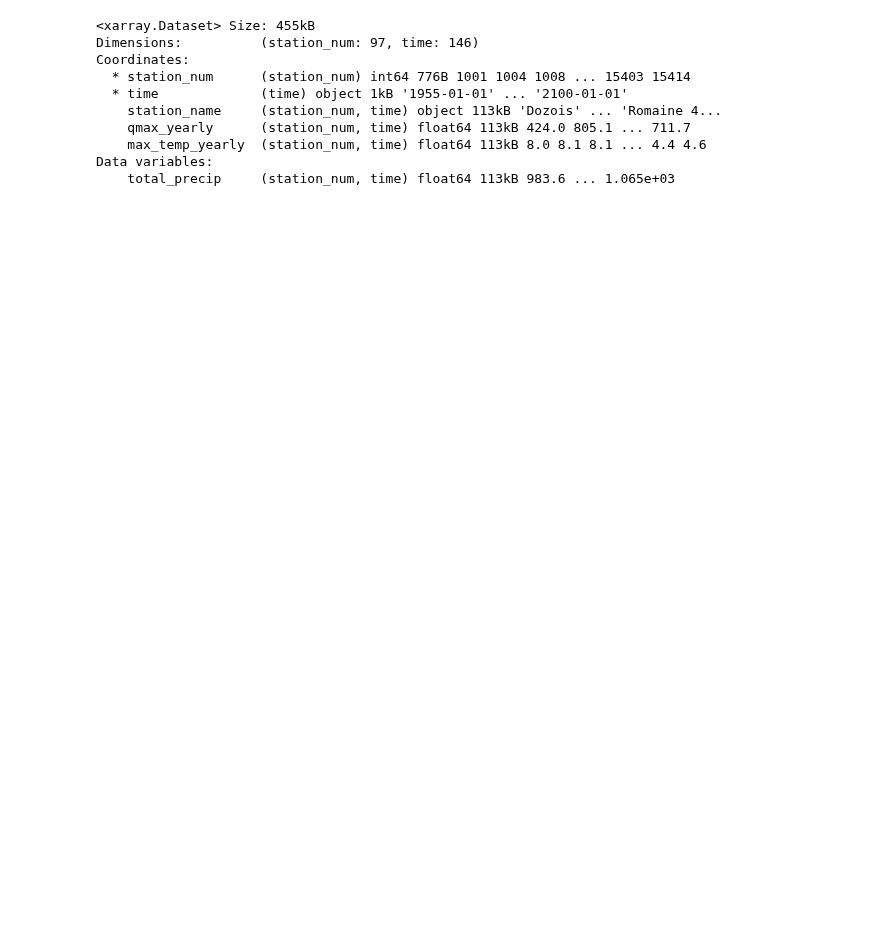
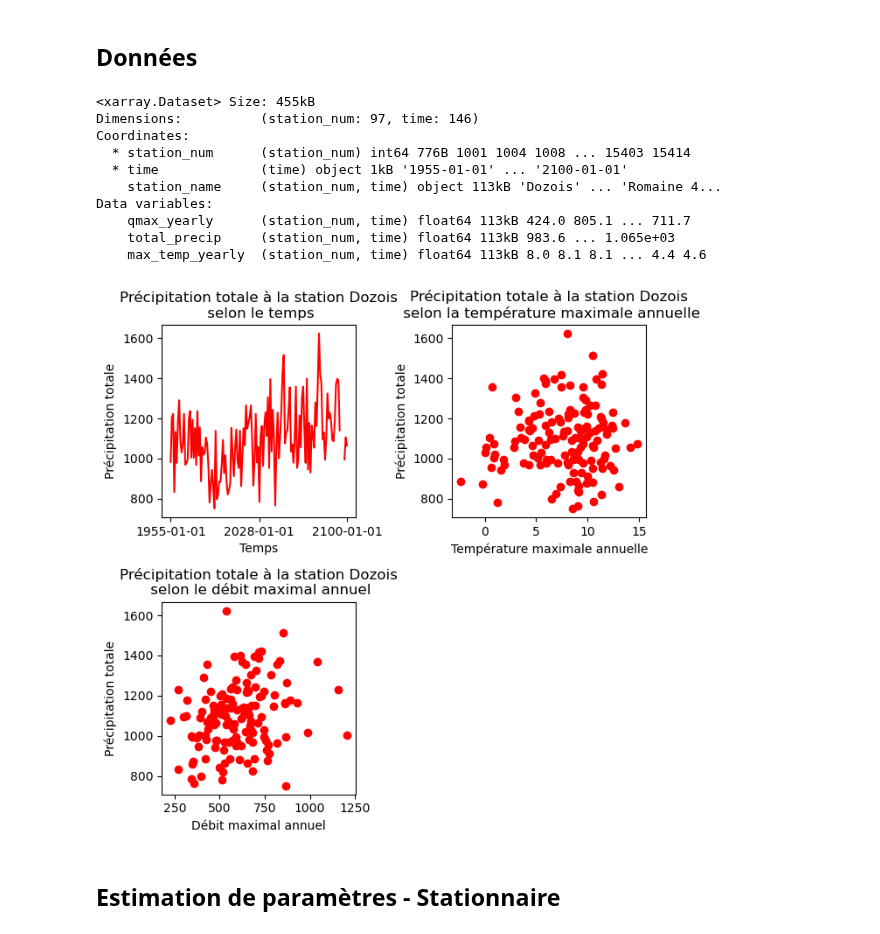
Before and after one commit to hydrologie/xhydro, a Jupyter notebook: docs/notebooks/extreme_value_analysis.ipynb, the cells around one changed output. Saved outputs shown, nothing was run; the diff lists cells and outputs as text; code cells hidden in the pictures; blank space fills up the shorter version.

Commit message:
added return_level analysis

```diff
--- a/docs/notebooks/extreme_value_analysis.ipynb
+++ b/docs/notebooks/extreme_value_analysis.ipynb
@@ -37,7 +24,8 @@ The autoreload extension is already loaded. To reload it, use:
+# %% [markdown]
+## Données
 # %%
 GITHUB_URL = "https://github.com/hydrologie/xhydro-testdata"
-# TODO: branch will become 'main' once PR https://github.com/hydrologie/xhydro-testdata/pull/15 is merged
-BRANCH_OR_COMMIT_HASH = "extreme_value_analysis"
+BRANCH_OR_COMMIT_HASH = "main"
 
 data = pooch.retrieve(
     url=f"{GITHUB_URL}/raw/{BRANCH_OR_COMMIT_HASH}/data/extreme_value_analysis/NOAA_GFDL_ESM4.zip",
@@ -48,7 +36,7 @@ data = pooch.retrieve(
 df = pd.read_csv(data[0])
 ds = df.to_xarray()
 ds = ds.set_coords(
-    ["time", "station_num", "station_name", "qmax_yearly", "max_temp_yearly"]
+    ["time", "station_num", "station_name"]
 )
 ds = ds.set_index(index=["station_num", "time"])
 ds = ds.unstack("index")
@@ -60,8 +48,53 @@ Coordinates:
   * station_num      (station_num) int64 776B 1001 1004 1008 ... 15403 15414
   * time             (time) object 1kB '1955-01-01' ... '2100-01-01'
     station_name     (station_num, time) object 113kB 'Dozois' ... 'Romaine 4...
+Data variables:
     qmax_yearly      (station_num, time) float64 113kB 424.0 805.1 ... 711.7
+    total_precip     (station_num, time) float64 113kB 983.6 ... 1.065e+03
     max_temp_yearly  (station_num, time) float64 113kB 8.0 8.1 8.1 ... 4.4 4.6
-Data variables:
-    total_precip     (station_num, time) float64 113kB 983.6 ... 1.065e+03
+# %%
+plt.rcParams["figure.figsize"] = [6.5, 6.5]  # Adjust the figure size
+plt.rcParams["figure.autolayout"] = True
+
+# First subplot
+plt.subplot(2, 2, 1)  # 2x2 grid, first plot
+y = ds.total_precip[0, :].values
+x_1 = ds.time.values
+plt.title("Précipitation totale à la station Dozois\n selon le temps")
+plt.xlabel("Temps")
+plt.ylabel("Précipitation totale")
+plt.plot(x_1, y, color="red")
+
+# Custom x-axis ticks
+first_year = x_1[0]
+last_year = x_1[-1]
+middle_index = len(x_1) // 2
+middle_year = x_1[middle_index]
+plt.xticks([first_year, middle_year, last_year])
+
+# Second subplot
+plt.subplot(2, 2, 2)  # 2x2 grid, second plot
+x_2 = ds.max_temp_yearly[0, :].values
+plt.title("Précipitation totale à la station Dozois\n selon la température maximale annuelle")
+plt.xlabel("Température maximale annuelle")
+plt.ylabel("Précipitation totale")
+plt.scatter(x_2, y, color="red")
+
+# Third subplot
+plt.subplot(2, 2, 3)  # 2x2 grid, third plot
+x_3 = ds.qmax_yearly[0, :].values
+plt.title("Précipitation totale à la station Dozois\n selon le débit maximal annuel")
+plt.xlabel("Débit maximal annuel")
+plt.ylabel("Précipitation totale")
+plt.scatter(x_3, y, color="red")
+
+# Fourth subplot (empty)
+plt.subplot(2, 2, 4)  # 2x2 grid, fourth plot (left empty)
+plt.axis('off')  # Turn off the axis
+
+plt.show()
+# %% [output]
+[figure, added]
+# %% [markdown]
+## Estimation de paramètres - Stationnaire
 # %%
```
Also changed, not shown: parts of 12 cells of this notebook, 3 other files.
